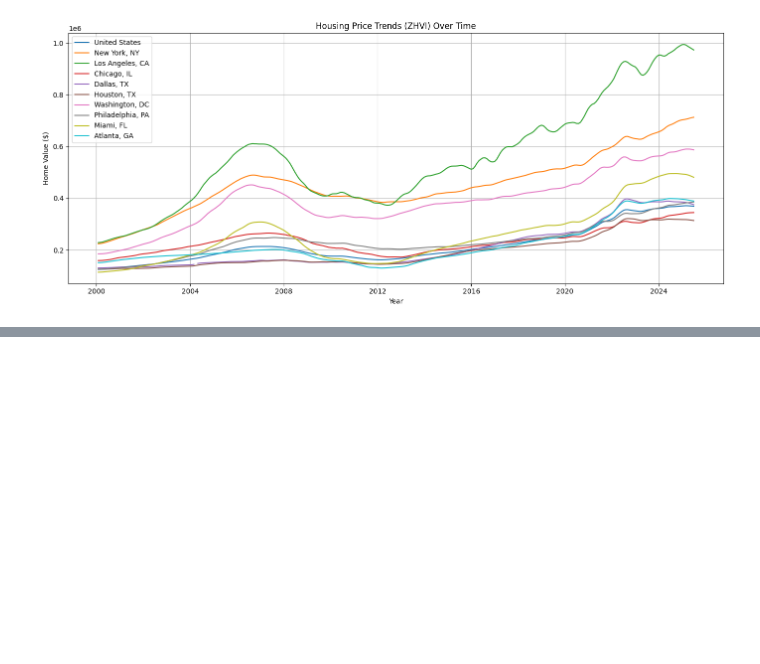
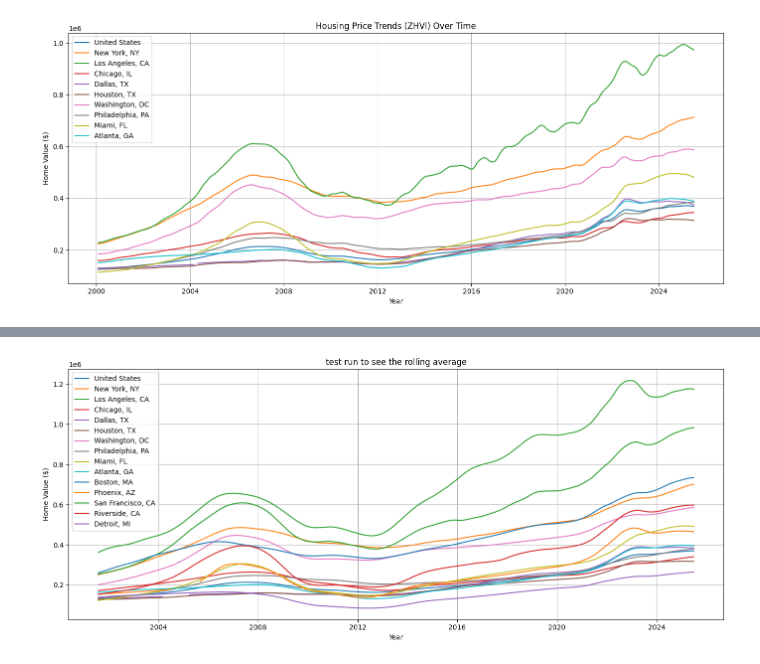
Before and after one commit to GeordieJones/Extra_Practice, a Jupyter notebook: home_tracking/filtering_zhvi.ipynb, the cells around one changed output, grey strips where cells are left out. Cells and saved outputs as stored; diff of their text form; code cells hidden in the pictures; blank space fills up the shorter version.

```diff
--- a/home_tracking/filtering_zhvi.ipynb
+++ b/home_tracking/filtering_zhvi.ipynb
@@ -55,0 +47,10 @@ plt.show()
+# %%
+# Calculate rolling means for all numeric columns
+df_rolling = df.T.rolling(window=12).mean().T
+# Rename rolling columns
+df_rolling.columns = [col + '_rolling' for col in df.columns]
+
+# Concatenate original + rolling columns
+df_combined = pd.concat([df, df_rolling], axis=1)
+
+df_combined.head(12)
@@ -55,0 +73,18 @@ plt.show()
+# %%
+test_run_df = df_combined[df_combined.columns[-12*24:]].head(15)
+test_run_df = test_run_df.T
+test_run_df.index = pd.to_datetime(test_run_df.index.str[:10])
+
+plt.figure(figsize=(14, 6))
+for city in test_run_df.columns:
+    plt.plot(test_run_df.index, test_run_df[city], label=city)
+
+plt.title("test run to see the rolling average")
+plt.xlabel("Year")
+plt.ylabel("Home Value ($)")
+plt.legend()
+plt.grid(True)
+plt.tight_layout()
+plt.show()
+# %% [output]
+[figure, added]
```
Also changed, not shown: parts of 5 cells of this notebook.
